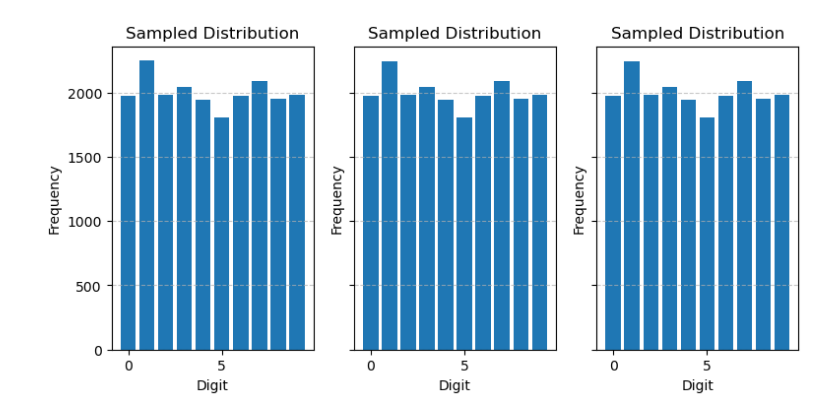
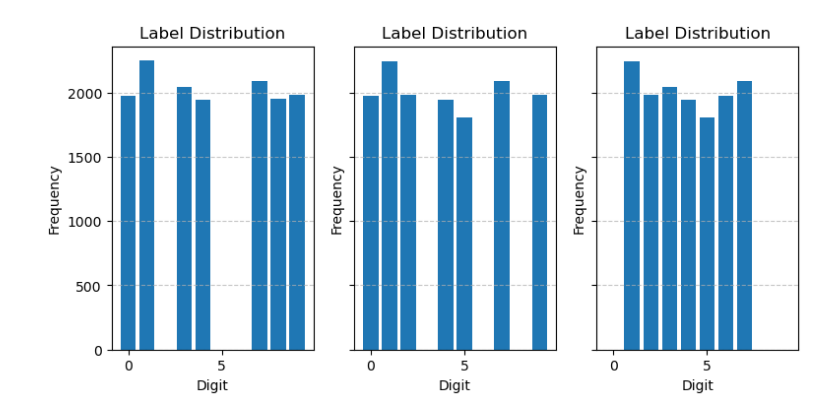
Before and after one commit to k2sebeom/nvidia-flare-on-aws-workshop, a Jupyter notebook: examples/fedavg-mnist/Prepare_Data.ipynb, the cells around one changed output. Drawn from its saved outputs; the diff is of its cells as text; code cells hidden in the pictures.

```diff
--- a/examples/fedavg-mnist/Prepare_Data.ipynb
+++ b/examples/fedavg-mnist/Prepare_Data.ipynb
@@ -145,7 +151,7 @@ def plot_distributions(ax, sampled_dataset):
     frequencies2 = [counts2.get(d, 0) for d in digits]
 
     ax.bar(digits, frequencies2)
-    ax.set_title('Sampled Distribution')
+    ax.set_title('Label Distribution')
     ax.set_xlabel('Digit')
     ax.set_ylabel('Frequency')
     ax.grid(True, axis='y', linestyle='--', alpha=0.7)
@@ -159,0 +166,25 @@ plt.show()
+# %%
+from tqdm import tqdm
+
+indices = init_indices(True)
+clients = [DigitDataset(), DigitDataset(), DigitDataset()]
+
+ignored_labels = {
+    0: (2, 5, 6),
+    1: (3, 6, 8),
+    2: (0, 8, 9),
+}
+
+for d in indices.keys():
+    for i, digit_img in tqdm(enumerate(indices[d])):
+        client_target = i % 3
+        if d not in ignored_labels.get(client_target):
+            clients[client_target].add_item(digit_img, d)
+
+fig, axes = plt.subplots(1, 3, sharey=True, figsize=(9, 4))
+
+for i, client in enumerate(clients):
+    client.shuffle()
+    plot_distributions(axes[i], client)
+
+plt.show()
@@ -160,17 +193,18 @@ plt.show()
 # %%
-indices = init_indices(True)
-clients = [DigitDataset(), DigitDataset(), DigitDataset()]
+test_sets = [DigitDataset(), DigitDataset(), DigitDataset()]
 
 for d in indices.keys():
-    for i, digit_img in enumerate(indices[d]):
-        clients[i % 3].add_item(digit_img, d)
+    for i, digit_img in tqdm(enumerate(indices[d])):
+        client_target = i % 3
+        if d not in ignored_labels.get(client_target):
+            test_sets[client_target].add_item(digit_img, d)
 
 fig, axes = plt.subplots(1, 3, sharey=True, figsize=(9, 4))
 
-for i, client in enumerate(clients):
+for i, client in enumerate(test_sets):
     client.shuffle()
     plot_distributions(axes[i], client)
 
 plt.show()
 # %% [output]
-[figure, old version]
+[figure, new version]
```
Also changed, not shown: parts of 29 cells of this notebook, 1 other file.
